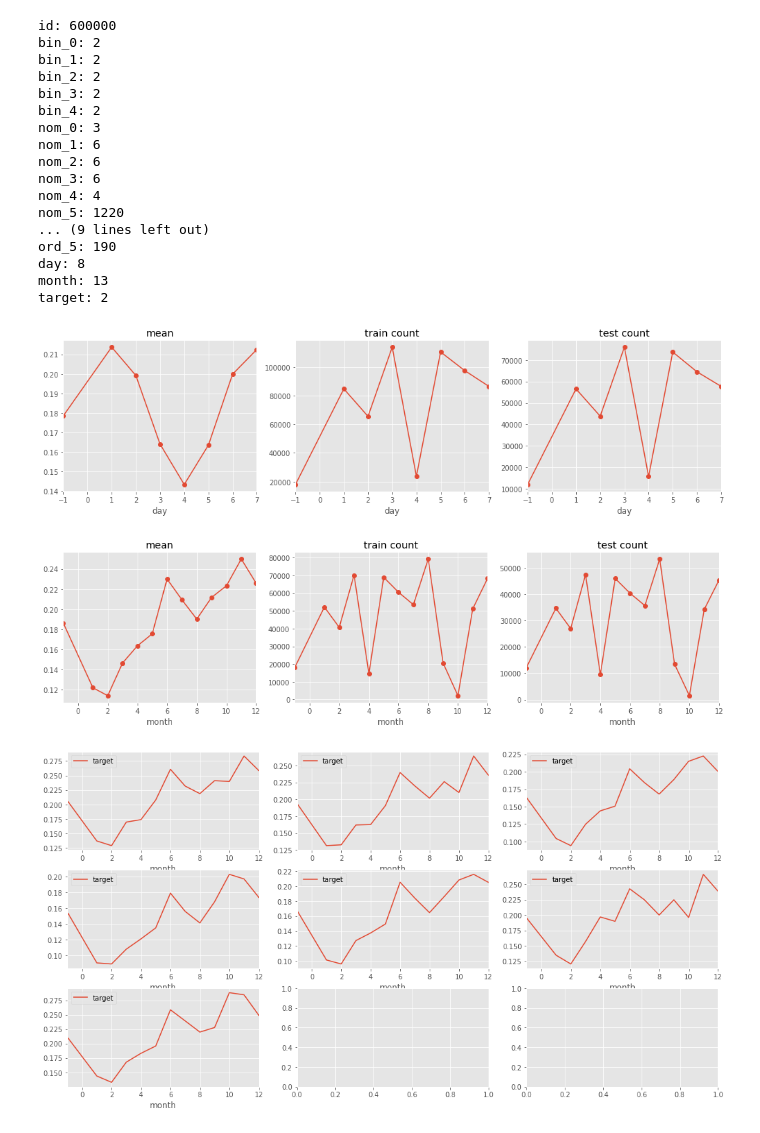
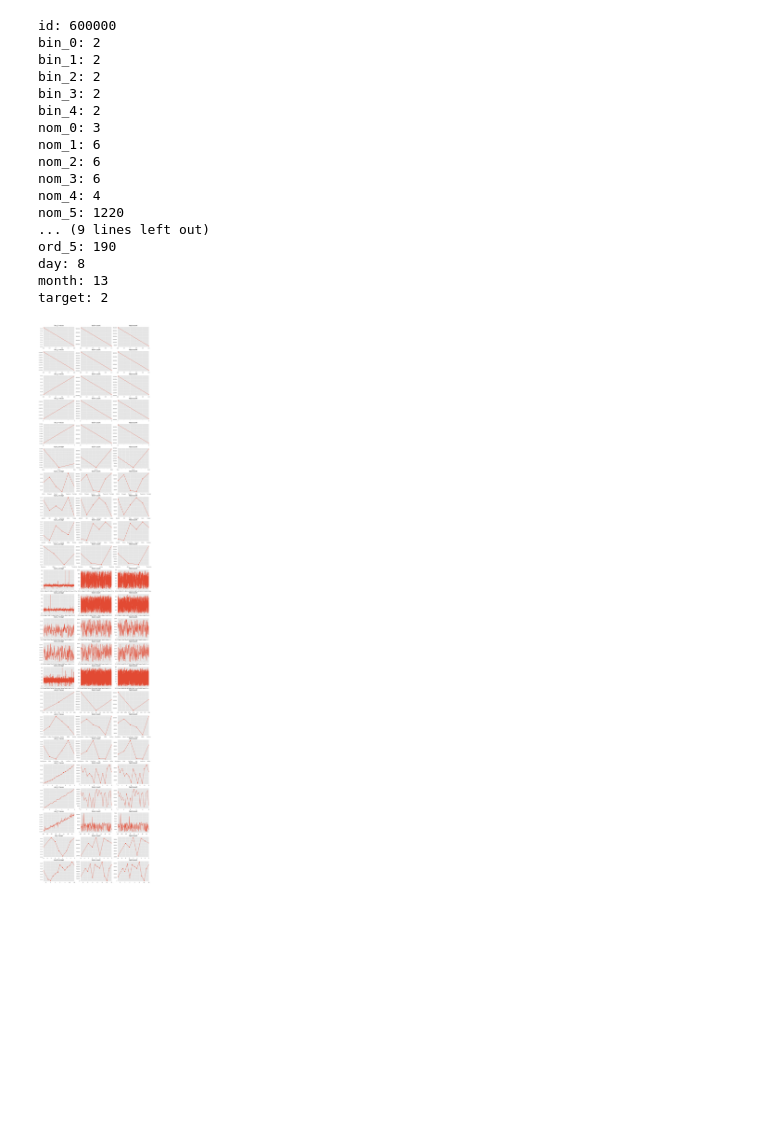
Before and after one commit to viktorsapozhok/cafeen, a Jupyter notebook: notebooks/1_simple_eda.ipynb, the cells around one changed output. Saved outputs shown, nothing was run; the diff lists cells and outputs as text; code cells hidden in the pictures; blank space fills up the shorter version.

```diff
--- a/notebooks/1_simple_eda.ipynb
+++ b/notebooks/1_simple_eda.ipynb
@@ -50,21 +48,28 @@ day: 8
 month: 13
 target: 2
 # %%
-def plot_feature(feature, marker=None, sort=False):
-    fig, ax = plt.subplots(1, 3, figsize=(17,4))
-    if sort:
-        train.groupby(feature)['target'].mean().sort_values().plot(ax=ax[0], marker=marker)
+features = [col for col in test.columns if col not in ['id']]
+nrows = len(features)
+ncols = 3
+
+fig, ax = plt.subplots(nrows, ncols, figsize=(17,4*nrows))
+
+for i in range(nrows):
+    if train[features[i]].nunique() <= 15:
+        marker = 'o'
+    elif train[features[i]].nunique() <= 50:
+        marker = '.'
     else:
-        train.groupby(feature)['target'].mean().plot(ax=ax[0], marker=marker)
-    train.groupby(feature)['target'].count().plot(ax=ax[1], marker=marker)
-    test.groupby(feature)['day'].count().plot(ax=ax[2], marker=marker)
-    ax[0].set_title('mean')
-    ax[1].set_title('train count')
-    ax[2].set_title('test count')
-    return ax
+        marker = None
 
-def fillna(train, test, features, values):
-    for i, feature in enumerate(features):
-        train[feature] = train[feature].fillna(value=values[i])
-        test[feature] = test[feature].fillna(value=values[i])
-    return train, test
+    train.groupby(features[i])['target'].mean().plot(ax=ax[i, 0], marker=marker)
+    train.groupby(features[i])['target'].count().plot(ax=ax[i, 1], marker=marker)
+    test.groupby(features[i])['day'].count().plot(ax=ax[i, 2], marker=marker)
+    ax[i, 0].set_title(features[i] + ' mean')
+    ax[i, 1].set_title('train count')
+    ax[i, 2].set_title('test count')
+
+    for j in range(ncols):
+        ax[i, j].set_xlabel('')
+# %% [output]
+[figure, added]
@@ -73,19 +75,0 @@ train, test = fillna(train, test, ['day', 'month', 'ord_1'], [-1, -1, 'NAN'])
-# %%
-ax = plot_feature('day', marker='o');
-# %% [output]
-[figure, removed]
-# %%
-ax = plot_feature('month', marker='o');
-# %% [output]
-[figure, removed]
-# %%
-fig, ax = plt.subplots(3,3,figsize=(17,9))
-train.loc[train['day']==1, ['month', 'target']].groupby('month').mean().plot(ax=ax[0,0])
-train.loc[train['day']==2, ['month', 'target']].groupby('month').mean().plot(ax=ax[0,1])
-train.loc[train['day']==3, ['month', 'target']].groupby('month').mean().plot(ax=ax[0,2])
-train.loc[train['day']==4, ['month', 'target']].groupby('month').mean().plot(ax=ax[1,0])
-train.loc[train['day']==5, ['month', 'target']].groupby('month').mean().plot(ax=ax[1,1])
-train.loc[train['day']==6, ['month', 'target']].groupby('month').mean().plot(ax=ax[1,2])
-train.loc[train['day']==7, ['month', 'target']].groupby('month').mean().plot(ax=ax[2,0]);
-# %% [output]
-[figure, removed]
```
Also changed, not shown: parts of 16 cells of this notebook, 8 other files.
